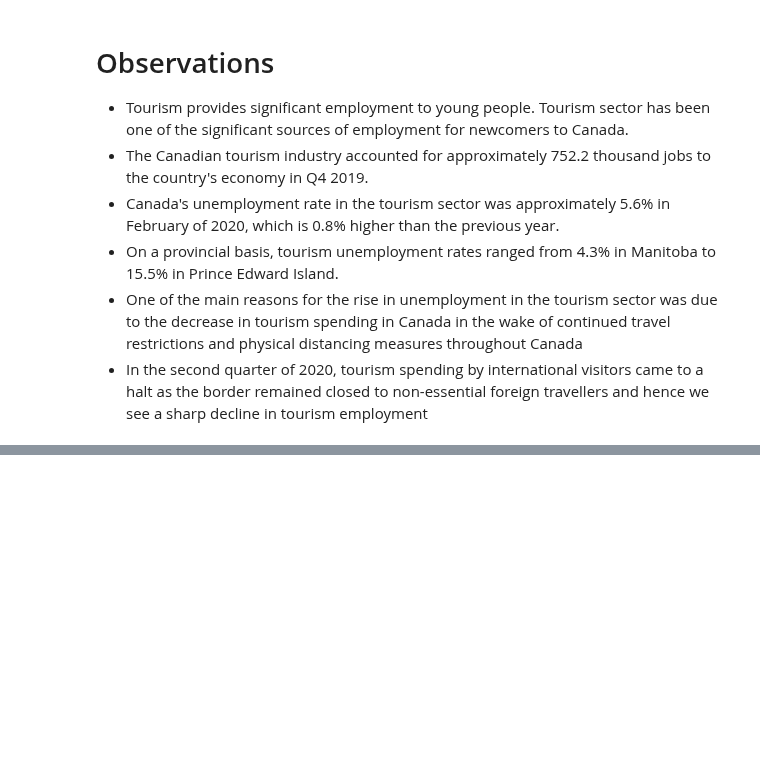
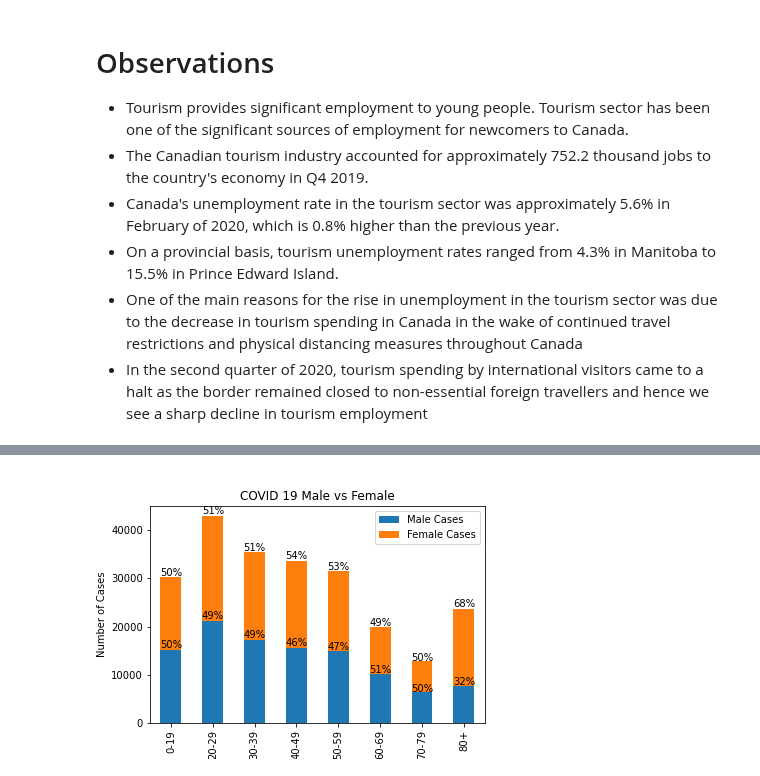
Before and after one commit to chenghaohan/Team_Anti-COVID_Project1, a Jupyter notebook: Final Data Analysis.ipynb, the cells around one changed output, grey strips where cells are left out. Drawn from its saved outputs; the diff is of its cells as text; code cells hidden in the pictures; blank space fills up the shorter version.

```diff
--- a/Final Data Analysis.ipynb
+++ b/Final Data Analysis.ipynb
@@ -98,0 +104,4 @@ Image("Output/Tourism Employment in Canada.png")
+# %%
+Image("Output/Demographic_Cases.png")
+# %% [output]
+[figure, added]
```
Also changed, not shown: parts of 7 cells of this notebook.
